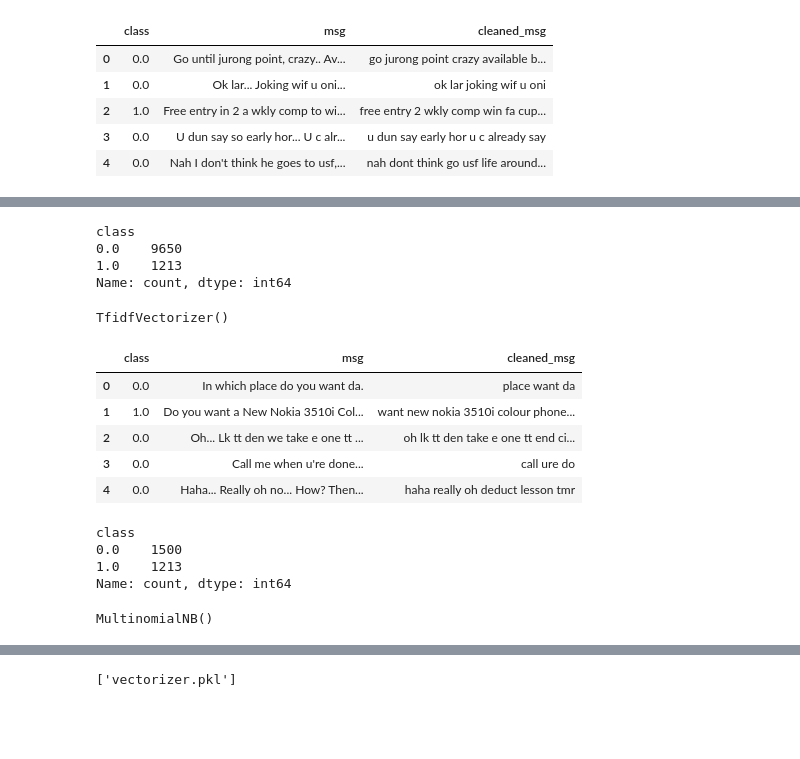
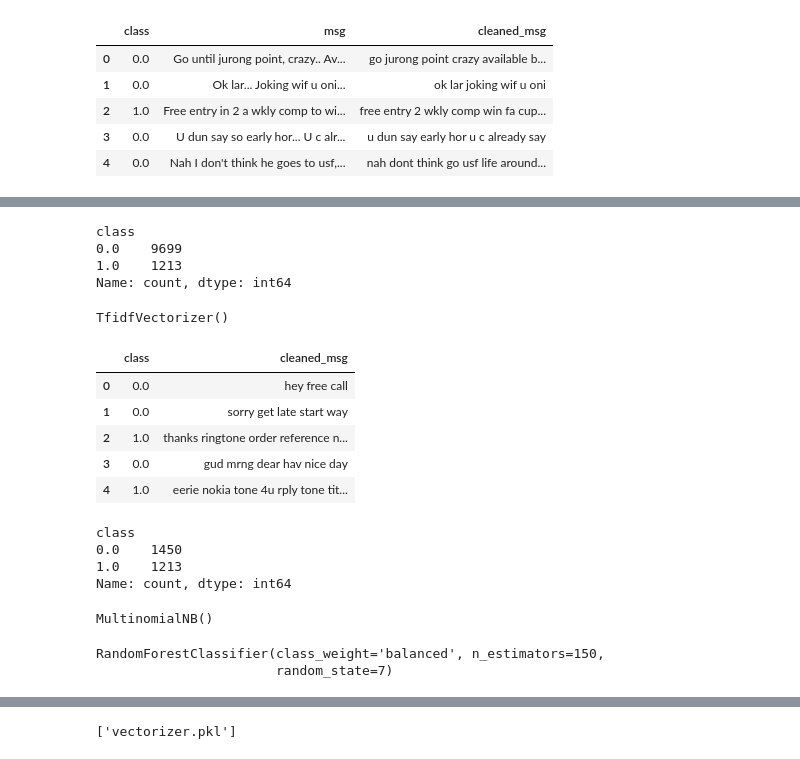
Before and after one commit to Madhav3737/SMS_Spam_detector, a Jupyter notebook: sms_spam.ipynb, the cells around one changed output, grey strips where cells are left out. Saved outputs shown, nothing was run; the diff lists cells and outputs as text; code cells hidden in the pictures; blank space fills up the shorter version.

Commit message:
three model ensemble added

```diff
--- a/sms_spam.ipynb
+++ b/sms_spam.ipynb
@@ -64,0 +68,4 @@ df.tail()
+# %%
+df3 = pd.read_csv('ham_call_messages.csv')
+df3 = df3[['class','msg']]
+df3.head()
@@ -64,0 +79,3 @@ df.tail()
+# %%
+df = pd.concat([df,df3],axis=0,ignore_index=True)
+df.tail()
@@ -109,3 +136,6 @@ df.head()
 | 2 | 1.0 | Free entry in 2 a wkly comp to wi... | free entry 2 wkly comp win fa cup... |
 | 3 | 0.0 | U dun say so early hor... U c alr... | u dun say early hor u c already say |
 | 4 | 0.0 | Nah I don't think he goes to usf,... | nah dont think go usf life around... |
+# %%
+df.drop(columns=['msg'],axis=1, inplace=True)
+df.head()
@@ -113,7 +150,7 @@ df.head()
 print(df['class'].value_counts())
 # %% [output]
 class
-0.0    9650
+0.0    9699
 1.0    1213
 Name: count, dtype: int64
 # %%
@@ -121,22 +159,23 @@ tf_idf.fit(df['cleaned_msg'])
 # %% [output]
 TfidfVectorizer()
 # %%
-ham = df[df['class']==0].sample(n=1500,random_state=7)
-spam = df[df['class']==1]
-df = pd.concat([ham,spam]).sample(frac=1,random_state=7).reset_index(drop=True)
-df.head()
+#for multinomial Naive bayes
+ham_mnb = df[df['class']==0].sample(n=1450,random_state=7)
+spam = df[df['class']==1] #spam is same for all models
+df_mnb = pd.concat([ham_mnb,spam]).sample(frac=1,random_state=7).reset_index(drop=True)
+df_mnb.head()
 # %% [output]
-|  | class | msg | cleaned_msg |
-| 0 | 0.0 | In which place do you want da. | place want da |
-| 1 | 1.0 | Do you want a New Nokia 3510i Col... | want new nokia 3510i colour phone... |
-| 2 | 0.0 | Oh... Lk tt den we take e one tt ... | oh lk tt den take e one tt end ci... |
-| 3 | 0.0 | Call me when u're done... | call ure do |
-| 4 | 0.0 | Haha... Really oh no... How? Then... | haha really oh deduct lesson tmr |
+|  | class | cleaned_msg |
+| 0 | 0.0 | hey free call |
+| 1 | 0.0 | sorry get late start way |
+| 2 | 1.0 | thanks ringtone order reference n... |
+| 3 | 0.0 | gud mrng dear hav nice day |
+| 4 | 1.0 | eerie nokia tone 4u rply tone tit... |
 # %%
-df['class'].value_counts()
+df_mnb['class'].value_counts()
 # %% [output]
 class
-0.0    1500
+0.0    1450
 1.0    1213
 Name: count, dtype: int64
 # %%
@@ -154,3 +193,14 @@ MultinomialNB()
 # y_test_pred = mnb.predict(X_test) ##
 # print("confusion matrix:\n",confusion_matrix(y_test,y_test_pred))##
 # print("classification report:\n",classification_report(y_test,y_test_pred))##
+# %%
+#for randomforest classifier
+ham_rf = df[df['class']==0].sample(n=1450,random_state=8)
+df_rf = pd.concat([ham_rf,spam]).sample(frac=1,random_state=10).reset_index(drop=True)
+X = tf_idf.transform(df_rf['cleaned_msg'])
+y = df_rf['class']
+rf = RandomForestClassifier(n_estimators=150,max_depth=None, random_state=7,class_weight='balanced')
+rf.fit(X,y)
+# %% [output]
+RandomForestClassifier(class_weight='balanced', n_estimators=150,
+                       random_state=7)
```
Also changed, not shown: parts of 14 cells of this notebook, 7 other files.
